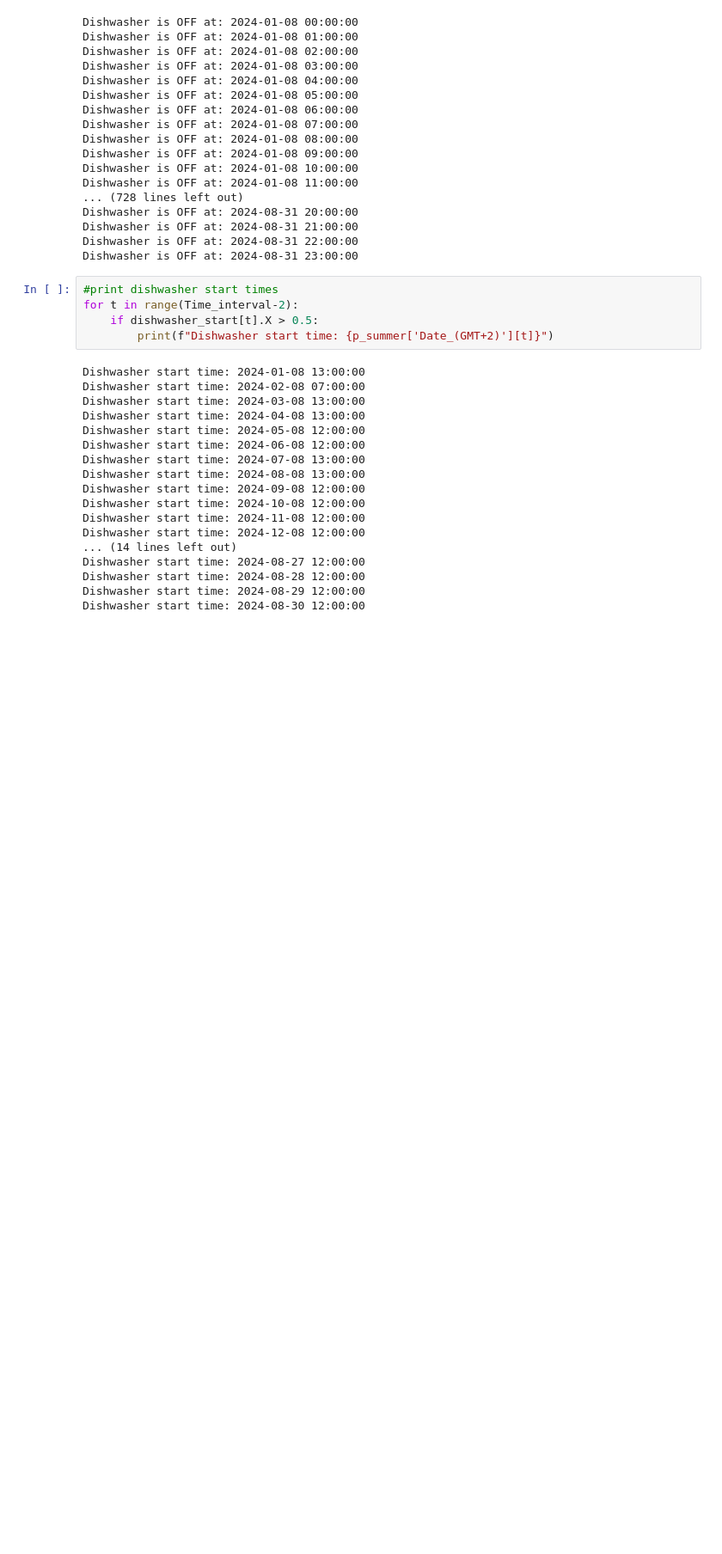
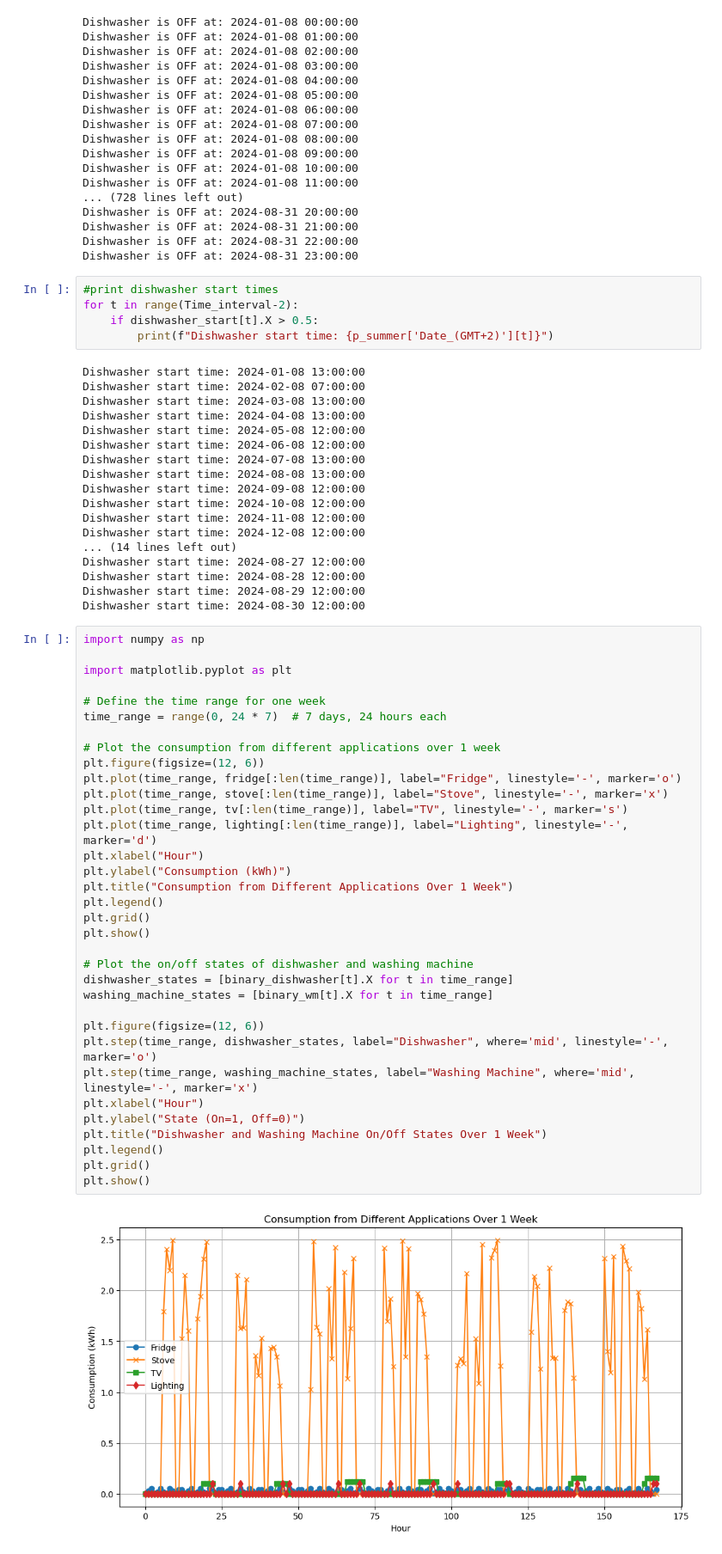
Before and after one commit to sewaelty/optimization_project, a Jupyter notebook: playground/simon/simons_sandchaste_washing_machine.ipynb, the cells around one changed output. Shown at 86% size. Drawn from its saved outputs; the diff is of its cells as text; blank space fills up the shorter version.

Commit message:
see plots at the end @simons_sandchaschte_washing_machine

```diff
--- a/playground/simon/simons_sandchaste_washing_machine.ipynb
+++ b/playground/simon/simons_sandchaste_washing_machine.ipynb
@@ -391,3 +391,39 @@ Dishwasher start time: 2024-08-27 12:00:00
 Dishwasher start time: 2024-08-28 12:00:00
 Dishwasher start time: 2024-08-29 12:00:00
 Dishwasher start time: 2024-08-30 12:00:00
+# %%
+import numpy as np
+
+import matplotlib.pyplot as plt
+
+# Define the time range for one week
+time_range = range(0, 24 * 7)  # 7 days, 24 hours each
+
+# Plot the consumption from different applications over 1 week
+plt.figure(figsize=(12, 6))
+plt.plot(time_range, fridge[:len(time_range)], label="Fridge", linestyle='-', marker='o')
+plt.plot(time_range, stove[:len(time_range)], label="Stove", linestyle='-', marker='x')
+plt.plot(time_range, tv[:len(time_range)], label="TV", linestyle='-', marker='s')
+plt.plot(time_range, lighting[:len(time_range)], label="Lighting", linestyle='-', marker='d')
+plt.xlabel("Hour")
+plt.ylabel("Consumption (kWh)")
+plt.title("Consumption from Different Applications Over 1 Week")
+plt.legend()
+plt.grid()
+plt.show()
+
+# Plot the on/off states of dishwasher and washing machine
+dishwasher_states = [binary_dishwasher[t].X for t in time_range]
+washing_machine_states = [binary_wm[t].X for t in time_range]
+
+plt.figure(figsize=(12, 6))
+plt.step(time_range, dishwasher_states, label="Dishwasher", where='mid', linestyle='-', marker='o')
+plt.step(time_range, washing_machine_states, label="Washing Machine", where='mid', linestyle='-', marker='x')
+plt.xlabel("Hour")
+plt.ylabel("State (On=1, Off=0)")
+plt.title("Dishwasher and Washing Machine On/Off States Over 1 Week")
+plt.legend()
+plt.grid()
+plt.show()
+# %% [output]
+[figure, added]
```
Also changed, not shown: parts of 1 cell of this notebook.
